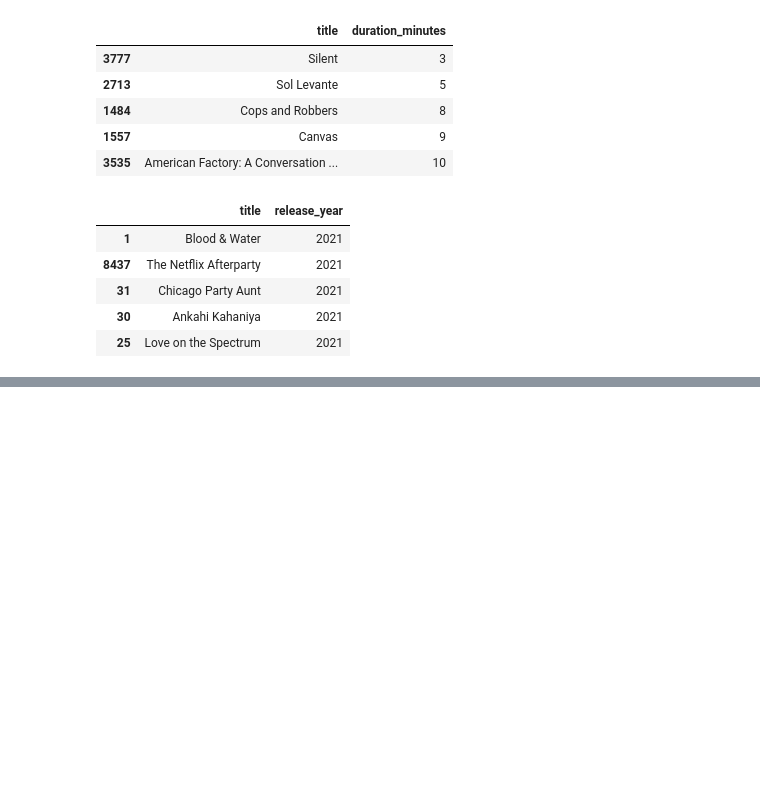
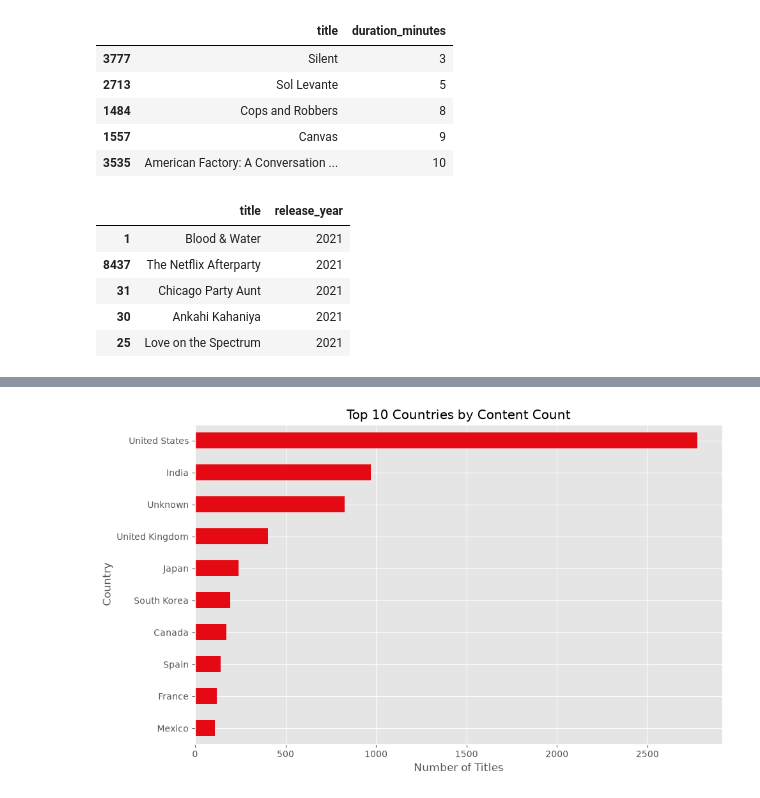
Before and after one commit to parneetkaur222/Netflix-Data-Analysis, a Jupyter notebook: notebooks/01_data_loading_and_cleaning.ipynb, the cells around one changed output, grey strips where cells are left out. Saved outputs shown, nothing was run; the diff lists cells and outputs as text; code cells hidden in the pictures; blank space fills up the shorter version.

```diff
--- a/notebooks/01_data_loading_and_cleaning.ipynb
+++ b/notebooks/01_data_loading_and_cleaning.ipynb
@@ -444,0 +463,13 @@ SyntaxError: invalid syntax (712284386.py, line 1)
+# %%
+# Chart 2: Top 10 Countries
+plt.figure(figsize=(10,6))
+df['country'].value_counts().head(10).plot(kind='barh', color='#E50914')
+plt.title('Top 10 Countries by Content Count')
+plt.xlabel('Number of Titles')
+plt.ylabel('Country')
+plt.gca().invert_yaxis()
+plt.tight_layout()
+plt.savefig('../visuals/top_countries.png')
+plt.show()
+# %% [output]
+[figure, added]
```
Also changed, not shown: parts of 17 cells of this notebook, 7 other files.
